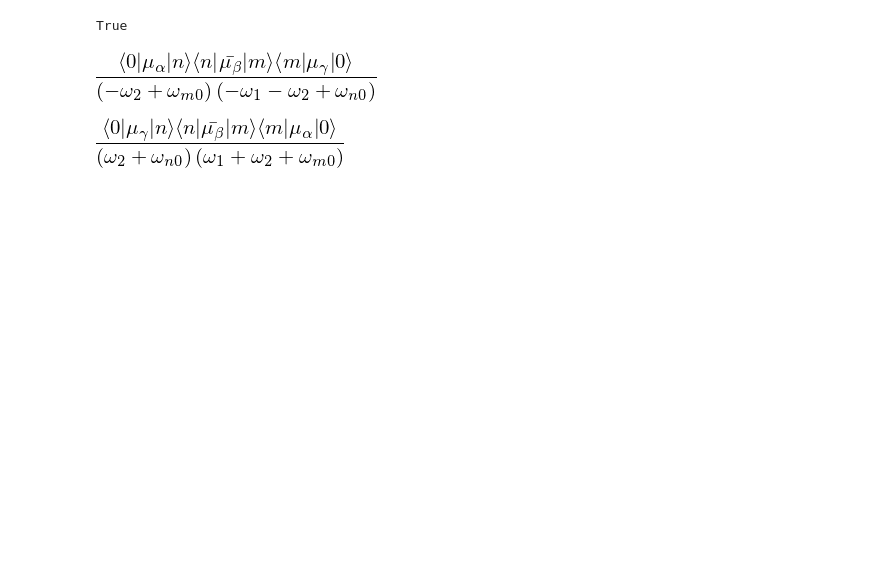
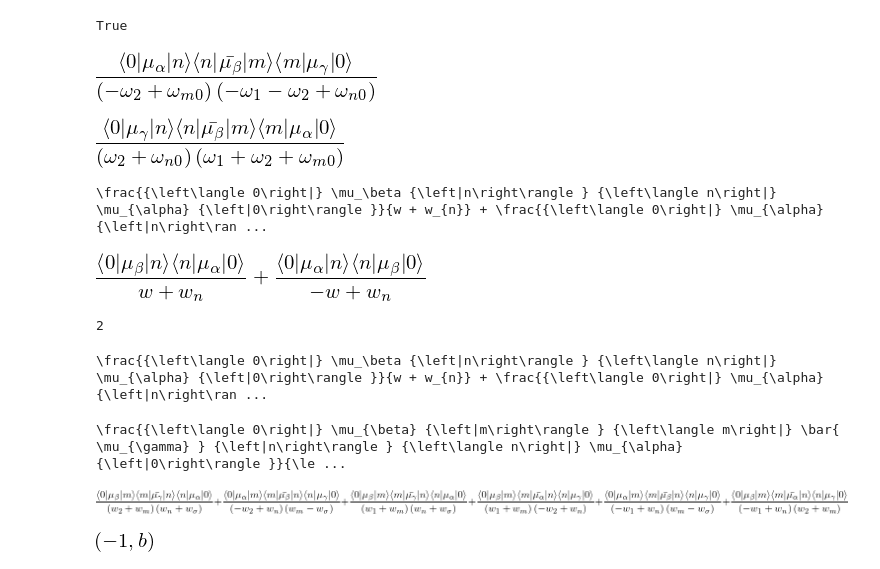
Before and after one commit to maxscheurer/responsefun, a Jupyter notebook: sympy_test.ipynb, the cells around one changed output. Cells and saved outputs as stored; diff of their text form; code cells hidden in the pictures; blank space fills up the shorter version.

```diff
--- a/sympy_test.ipynb
+++ b/sympy_test.ipynb
@@ -116,0 +122,23 @@ bla.subs({-wsig:w2, w2:-wsig, "mu_alpha": "mu_gamma", "mu_gamma" : "mu_alpha"},
+# %%
+init_printing()
+test_op_a = qmoperator.HermitianOperator("mu_alpha")
+test_op_b = -qmoperator.HermitianOperator(r"\mu_\beta")
+w = Symbol("w", real=True)
+sos = SumOverStatesExpression(summation_indices=["n"], operators=[test_op_a, test_op_b],
+                              frequencies=[w])
+# %%
+print(latex(sos.expression))
+# %% [output]
+\frac{{\left\langle 0\right|} \mu_\beta {\left|n\right\rangle } {\left\langle n\right|} \mu_{\alpha} {\left|0\right\rangle }}{w + w_{n}} + \frac{{\left\langle 0\right|} \mu_{\alpha} {\left|n\right\ran ...
+# %%
+sos.expression
+# %% [output]
+[figure, added]
+# %%
+print(len(sos.expression.args))
+# %% [output]
+2
+# %%
+print(sos.latex)
+# %% [output]
+\frac{{\left\langle 0\right|} \mu_\beta {\left|n\right\rangle } {\left\langle n\right|} \mu_{\alpha} {\left|0\right\rangle }}{w + w_{n}} + \frac{{\left\langle 0\right|} \mu_{\alpha} {\left|n\right\ran ...
@@ -116,0 +152,13 @@ bla.subs({-wsig:w2, w2:-wsig, "mu_alpha": "mu_gamma", "mu_gamma" : "mu_alpha"},
+# %%
+print(sos.latex)
+# %% [output]
+\frac{{\left\langle 0\right|} \mu_{\beta} {\left|m\right\rangle } {\left\langle m\right|} \bar{ \mu_{\gamma} } {\left|n\right\rangle } {\left\langle n\right|} \mu_{\alpha} {\left|0\right\rangle }}{\le ...
+# %%
+sos.expression
+# %% [output]
+[figure, added]
+# %%
+b = HermitianOperator("-1,b")
+b.label
+# %% [output]
+[figure, added]
```
Also changed, not shown: parts of 4 cells of this notebook, 5 other files.
